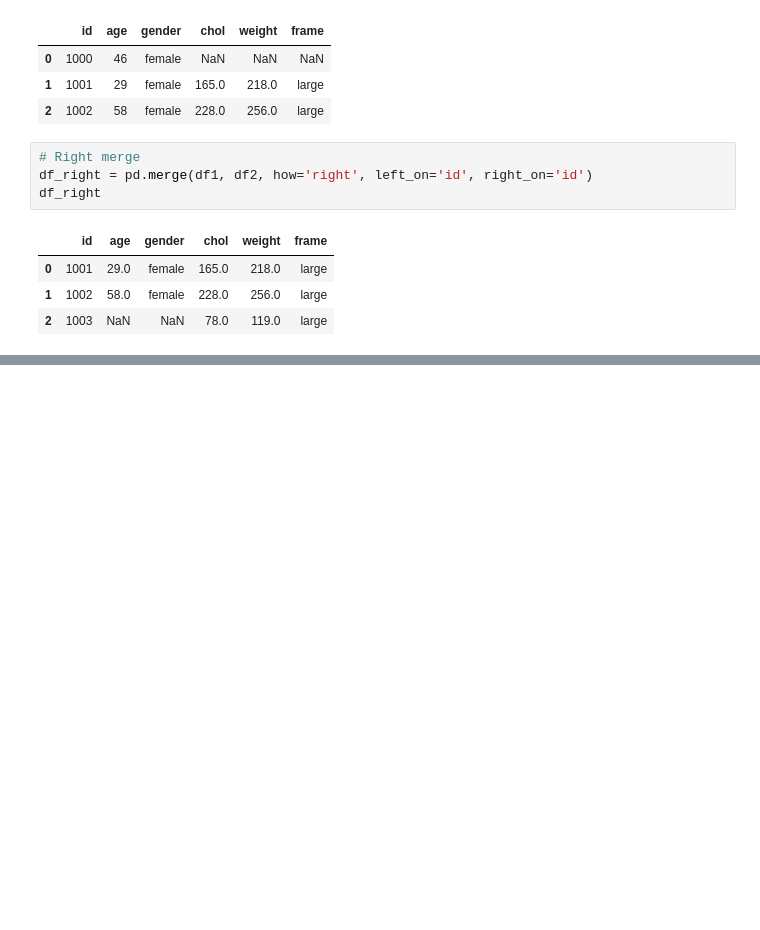
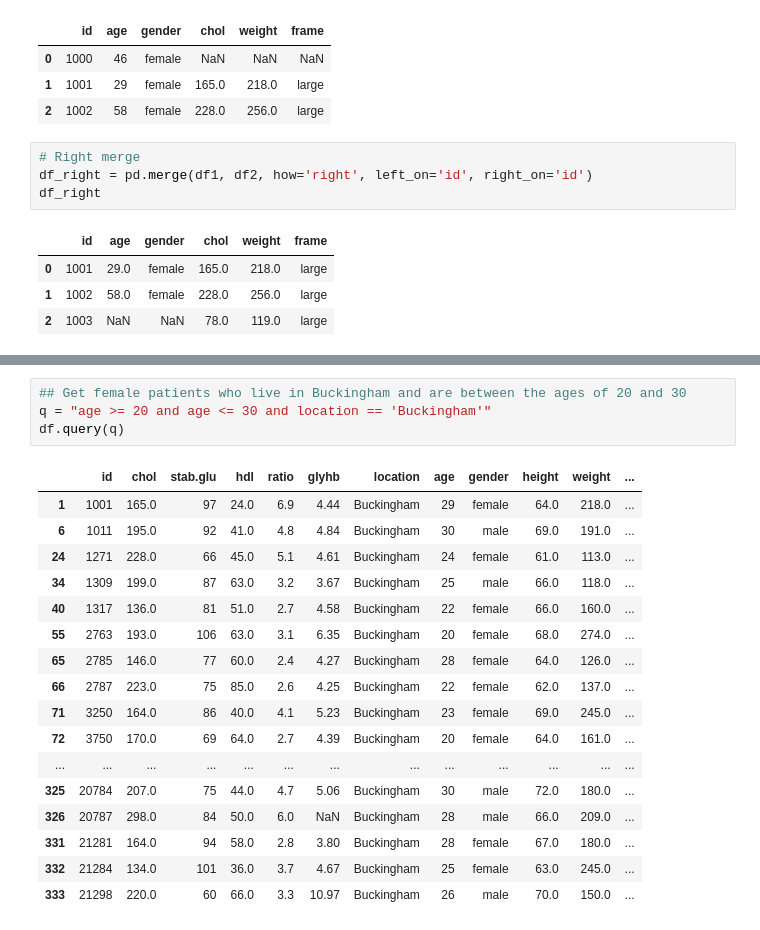
Before and after one commit to dbabichenko/python_for_data_and_analytics, a Jupyter notebook: Class Examples/Spring2025/intro_to_pandas.ipynb, the cells around one changed output, grey strips where cells are left out. Saved outputs shown, nothing was run; the diff lists cells and outputs as text; blank space fills up the shorter version.

```diff
--- a/Class Examples/Spring2025/intro_to_pandas.ipynb
+++ b/Class Examples/Spring2025/intro_to_pandas.ipynb
@@ -389,0 +448,22 @@ df_full
+# %%
+## Get female patients who live in Buckingham and are between the ages of 20 and 30
+q = "age >= 20 and age <= 30 and location == 'Buckingham'"
+df.query(q)
+# %% [output]
+|  | id | chol | stab.glu | hdl | ratio | glyhb | location | age | gender | height | weight | ... |
+| 1 | 1001 | 165.0 | 97 | 24.0 | 6.9 | 4.44 | Buckingham | 29 | female | 64.0 | 218.0 | ... |
+| 6 | 1011 | 195.0 | 92 | 41.0 | 4.8 | 4.84 | Buckingham | 30 | male | 69.0 | 191.0 | ... |
+| 24 | 1271 | 228.0 | 66 | 45.0 | 5.1 | 4.61 | Buckingham | 24 | female | 61.0 | 113.0 | ... |
+| 34 | 1309 | 199.0 | 87 | 63.0 | 3.2 | 3.67 | Buckingham | 25 | male | 66.0 | 118.0 | ... |
+| 40 | 1317 | 136.0 | 81 | 51.0 | 2.7 | 4.58 | Buckingham | 22 | female | 66.0 | 160.0 | ... |
+| 55 | 2763 | 193.0 | 106 | 63.0 | 3.1 | 6.35 | Buckingham | 20 | female | 68.0 | 274.0 | ... |
+| 65 | 2785 | 146.0 | 77 | 60.0 | 2.4 | 4.27 | Buckingham | 28 | female | 64.0 | 126.0 | ... |
+| 66 | 2787 | 223.0 | 75 | 85.0 | 2.6 | 4.25 | Buckingham | 22 | female | 62.0 | 137.0 | ... |
+| 71 | 3250 | 164.0 | 86 | 40.0 | 4.1 | 5.23 | Buckingham | 23 | female | 69.0 | 245.0 | ... |
+| 72 | 3750 | 170.0 | 69 | 64.0 | 2.7 | 4.39 | Buckingham | 20 | female | 64.0 | 161.0 | ... |
+| ... | ... | ... | ... | ... | ... | ... | ... | ... | ... | ... | ... | ... |
+| 325 | 20784 | 207.0 | 75 | 44.0 | 4.7 | 5.06 | Buckingham | 30 | male | 72.0 | 180.0 | ... |
+| 326 | 20787 | 298.0 | 84 | 50.0 | 6.0 | NaN | Buckingham | 28 | male | 66.0 | 209.0 | ... |
+| 331 | 21281 | 164.0 | 94 | 58.0 | 2.8 | 3.80 | Buckingham | 28 | female | 67.0 | 180.0 | ... |
+| 332 | 21284 | 134.0 | 101 | 36.0 | 3.7 | 4.67 | Buckingham | 25 | female | 63.0 | 245.0 | ... |
+| 333 | 21298 | 220.0 | 60 | 66.0 | 3.3 | 10.97 | Buckingham | 26 | male | 70.0 | 150.0 | ... |
```
Also changed, not shown: parts of 28 cells of this notebook.
